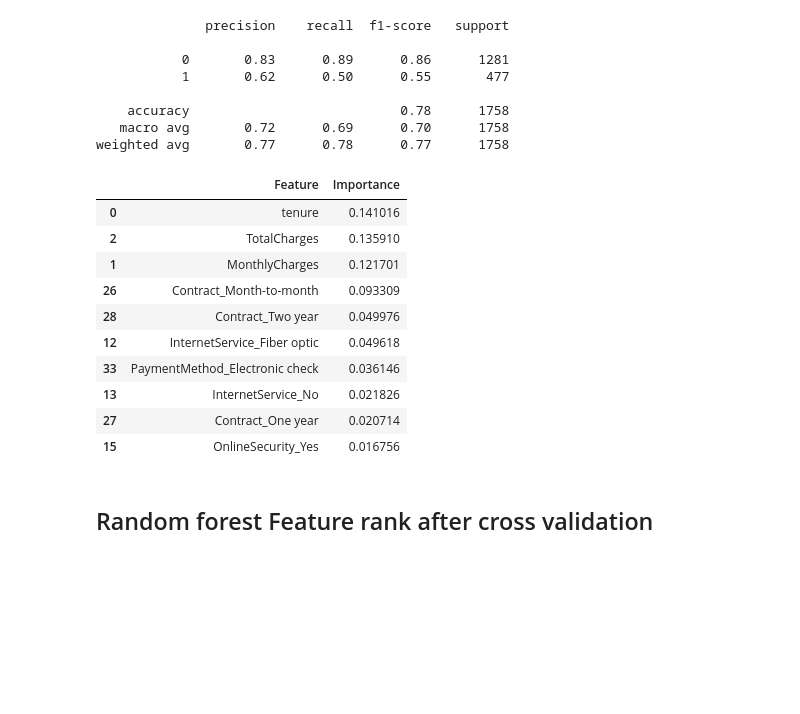
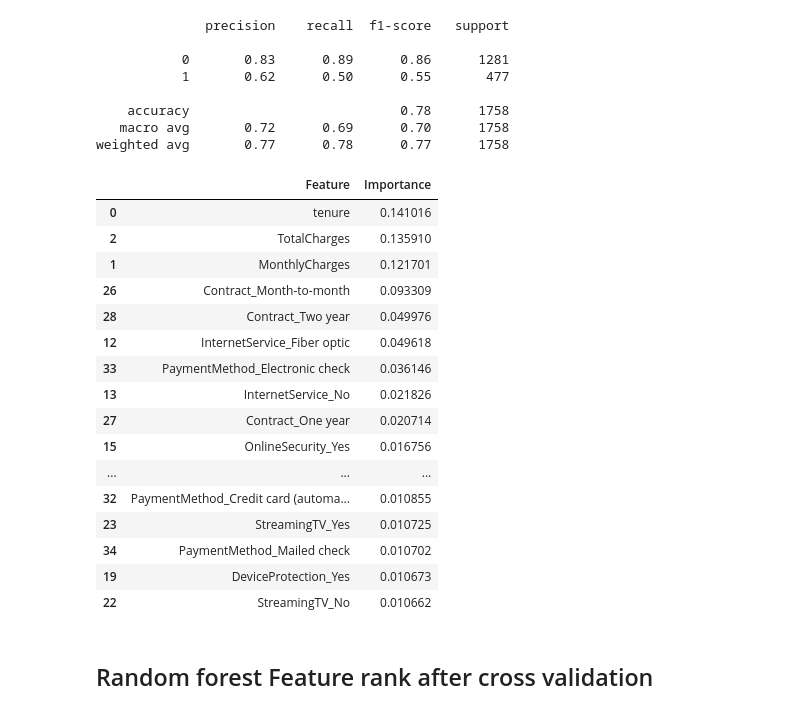
Before and after one commit to Eigilak/big_data, a Jupyter notebook: Projekt.ipynb, the cells around one changed output. Drawn from its saved outputs; the diff is of its cells as text; code cells hidden in the pictures; blank space fills up the shorter version.

```diff
--- a/Projekt.ipynb
+++ b/Projekt.ipynb
@@ -419,19 +419,25 @@ rfc_feature_imp=pd.DataFrame(rfc_dict)
 # %%
 rfc_feature_rank=rfc_feature_imp.sort_values(by='Importance',ascending = False)
 # %%
-rfc_feature_rank.head(10)
+rfc_feature_rank
 # %% [output]
 |  | Feature | Importance |
 | 0 | tenure | 0.141016 |
 | 2 | TotalCharges | 0.135910 |
 | 1 | MonthlyCharges | 0.121701 |
 | 26 | Contract_Month-to-month | 0.093309 |
 | 28 | Contract_Two year | 0.049976 |
 | 12 | InternetService_Fiber optic | 0.049618 |
 | 33 | PaymentMethod_Electronic check | 0.036146 |
 | 13 | InternetService_No | 0.021826 |
 | 27 | Contract_One year | 0.020714 |
 | 15 | OnlineSecurity_Yes | 0.016756 |
+| ... | ... | ... |
+| 32 | PaymentMethod_Credit card (automa... | 0.010855 |
+| 23 | StreamingTV_Yes | 0.010725 |
+| 34 | PaymentMethod_Mailed check | 0.010702 |
+| 19 | DeviceProtection_Yes | 0.010673 |
+| 22 | StreamingTV_No | 0.010662 |
 # %% [markdown]
 ## Random forest Feature rank after cross validation
 # %%
```
Also changed, not shown: parts of 1 cell of this notebook.
